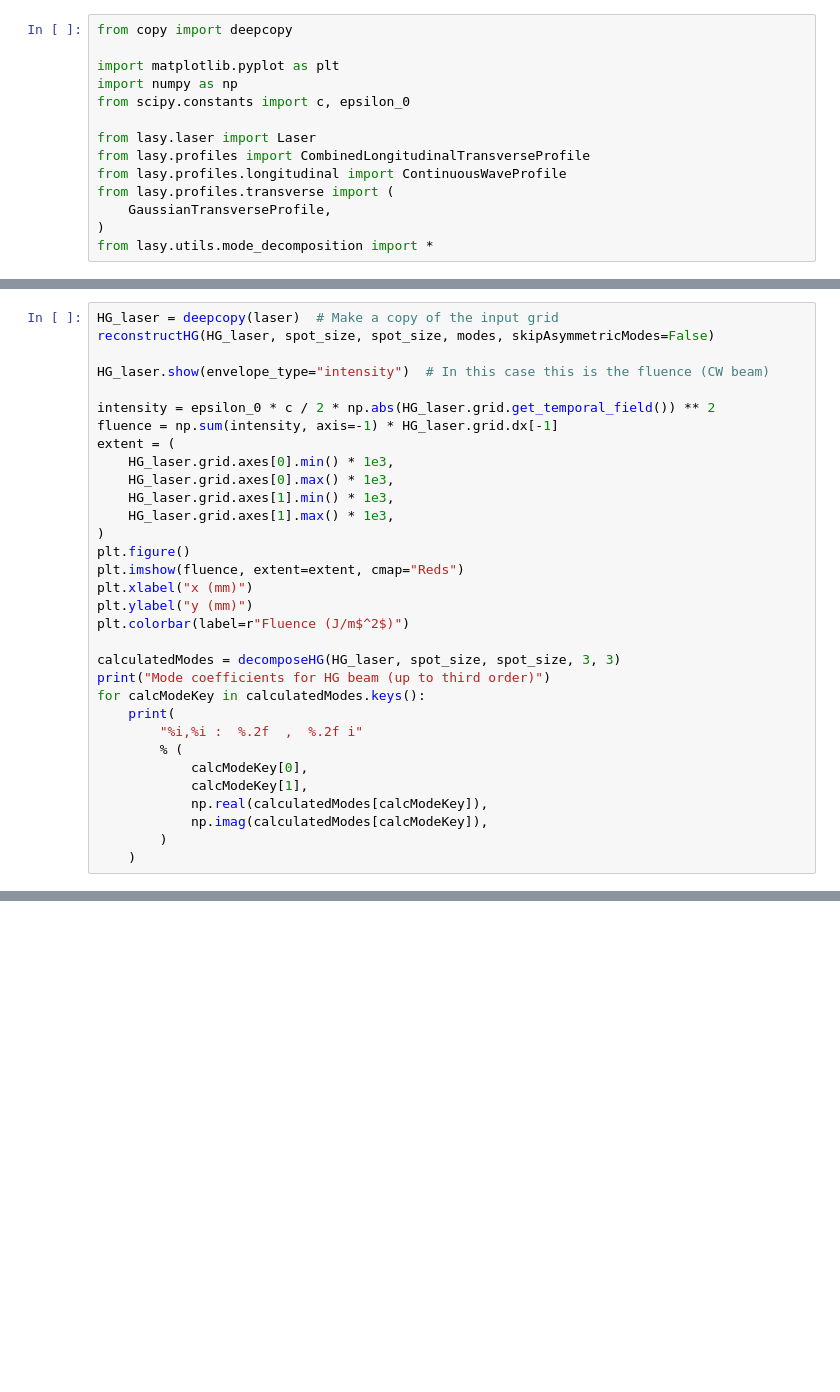
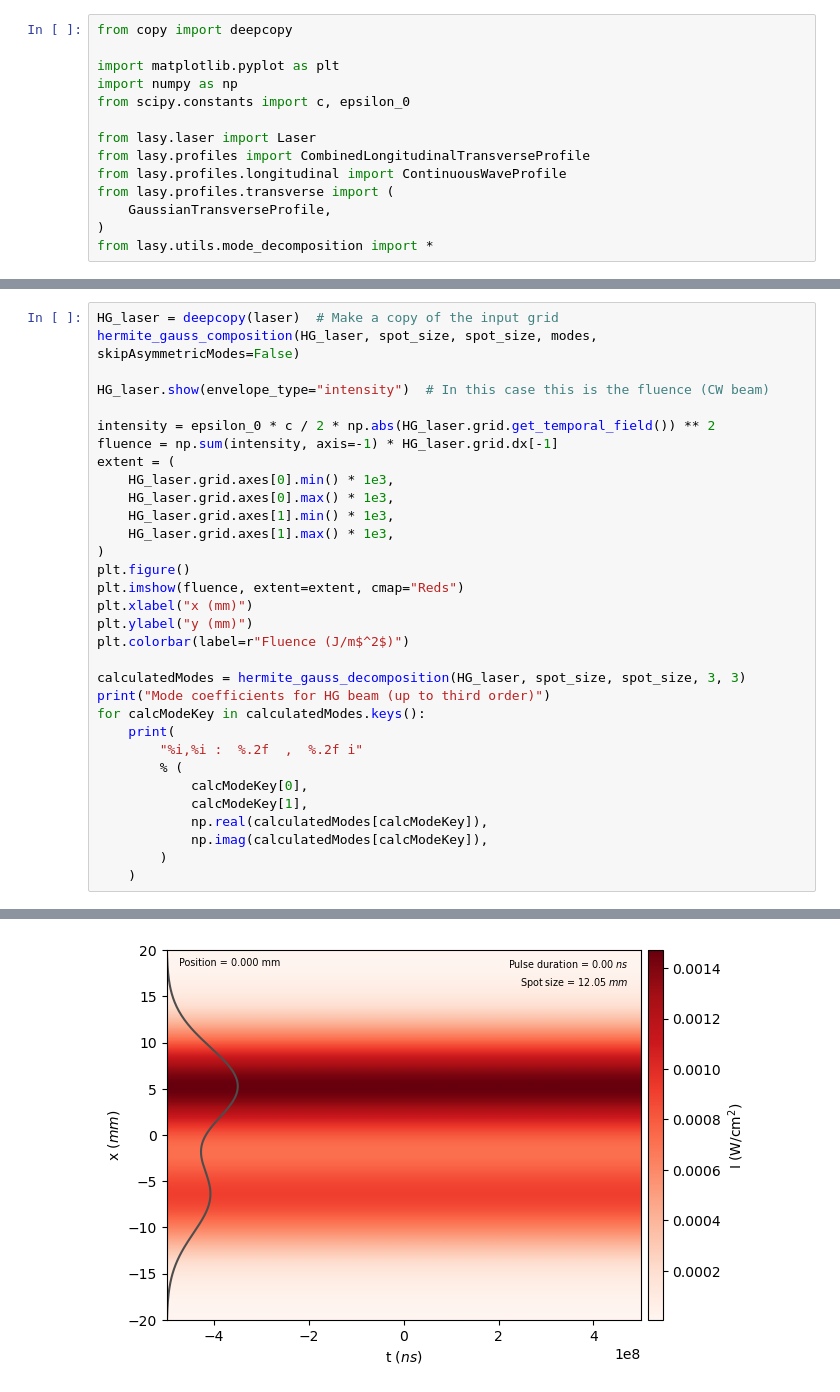
Before and after one commit to LASY-org/lasy, a Jupyter notebook: docs/source/tutorials/modal_composition.ipynb, the cells around one changed output, grey strips where cells are left out. Saved outputs shown, nothing was run; the diff lists cells and outputs as text; blank space fills up the shorter version.

Commit message:
Fix denoise laser
Rewriting of denoise laser to more general decomposition

```diff
--- a/docs/source/tutorials/modal_composition.ipynb
+++ b/docs/source/tutorials/modal_composition.ipynb
@@ -61,6 +66,6 @@ plt.colorbar(label=r"Fluence (J/m$^2$)")
 # %%
 HG_laser = deepcopy(laser)  # Make a copy of the input grid
-reconstructHG(HG_laser, spot_size, spot_size, modes, skipAsymmetricModes=False)
+hermite_gauss_composition(HG_laser, spot_size, spot_size, modes, skipAsymmetricModes=False)
 
 HG_laser.show(envelope_type="intensity")  # In this case this is the fluence (CW beam)
 
@@ -78,7 +83,7 @@ plt.xlabel("x (mm)")
 plt.ylabel("y (mm)")
 plt.colorbar(label=r"Fluence (J/m$^2$)")
 
-calculatedModes = decomposeHG(HG_laser, spot_size, spot_size, 3, 3)
+calculatedModes = hermite_gauss_decomposition(HG_laser, spot_size, spot_size, 3, 3)
 print("Mode coefficients for HG beam (up to third order)")
 for calcModeKey in calculatedModes.keys():
     print(
@@ -90,3 +95,4 @@ for calcModeKey in calculatedModes.keys():
             np.imag(calculatedModes[calcModeKey]),
         )
     )
+# %% [output]
@@ -92,0 +109 @@ for calcModeKey in calculatedModes.keys():
+[figure, added]
```
Also changed, not shown: parts of 3 cells of this notebook, 5 other files.
